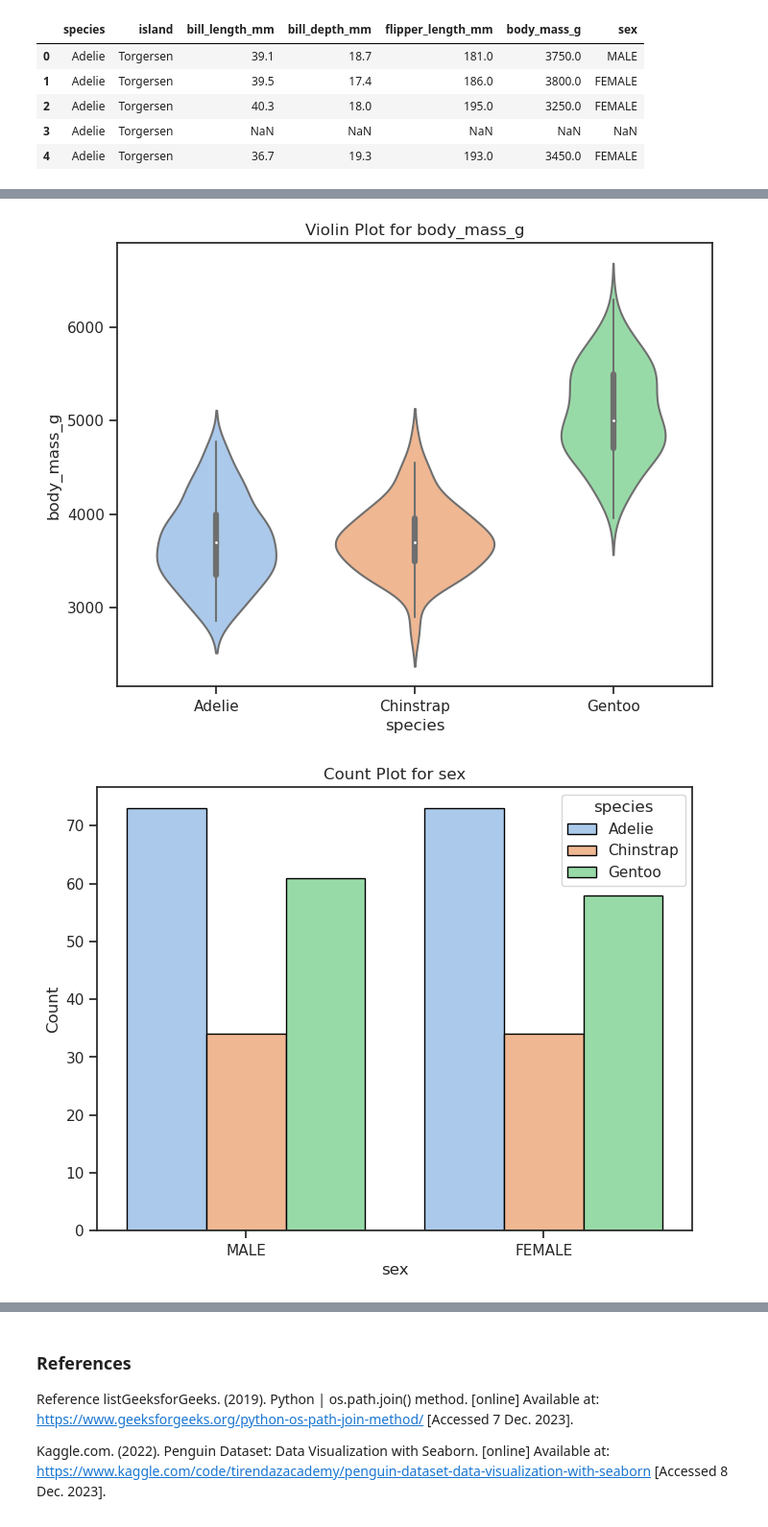
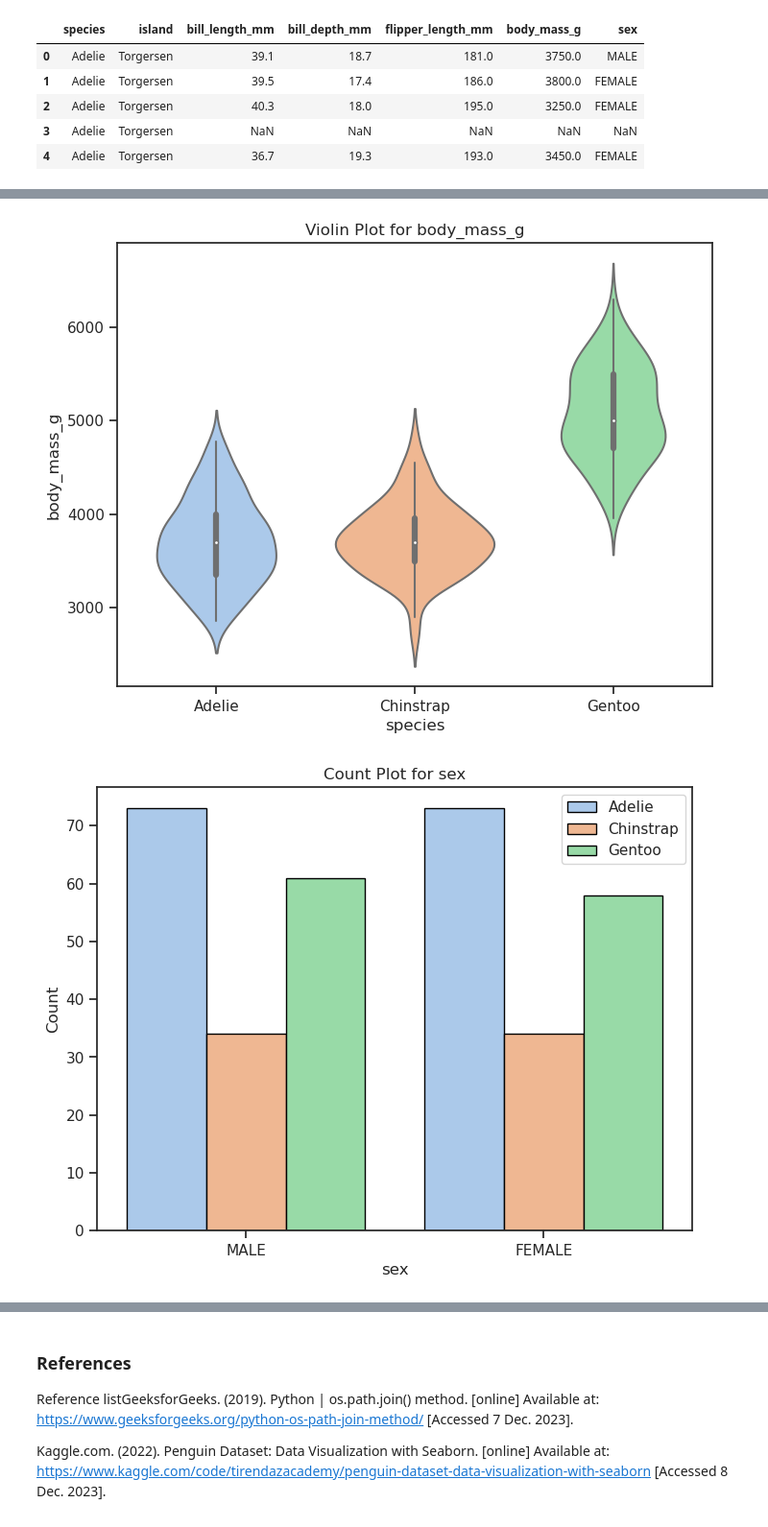
Before and after one commit to nurbujang/fundaw23, a Jupyter notebook: tasks.ipynb, the cells around one changed output, grey strips where cells are left out. Shown at 96% size. Drawn from its saved outputs; the diff is of its cells as text; code cells hidden in the pictures.

Commit message:
plot conclusion

```diff
--- a/tasks.ipynb
+++ b/tasks.ipynb
@@ -550,5 +550,6 @@ for column in df.columns:
         plt.title(f'Count Plot for {column}')
         plt.xlabel(column)
         plt.ylabel('Count')
+        plt.legend(loc=1)
         plt.show();
 # %% [output]
@@ -557,5 +558,5 @@ for column in df.columns:
 [figure]
 [figure]
 [figure]
 [figure]
-[figure, old version]
+[figure, new version]
```
Also changed, not shown: parts of 4 cells of this notebook.
